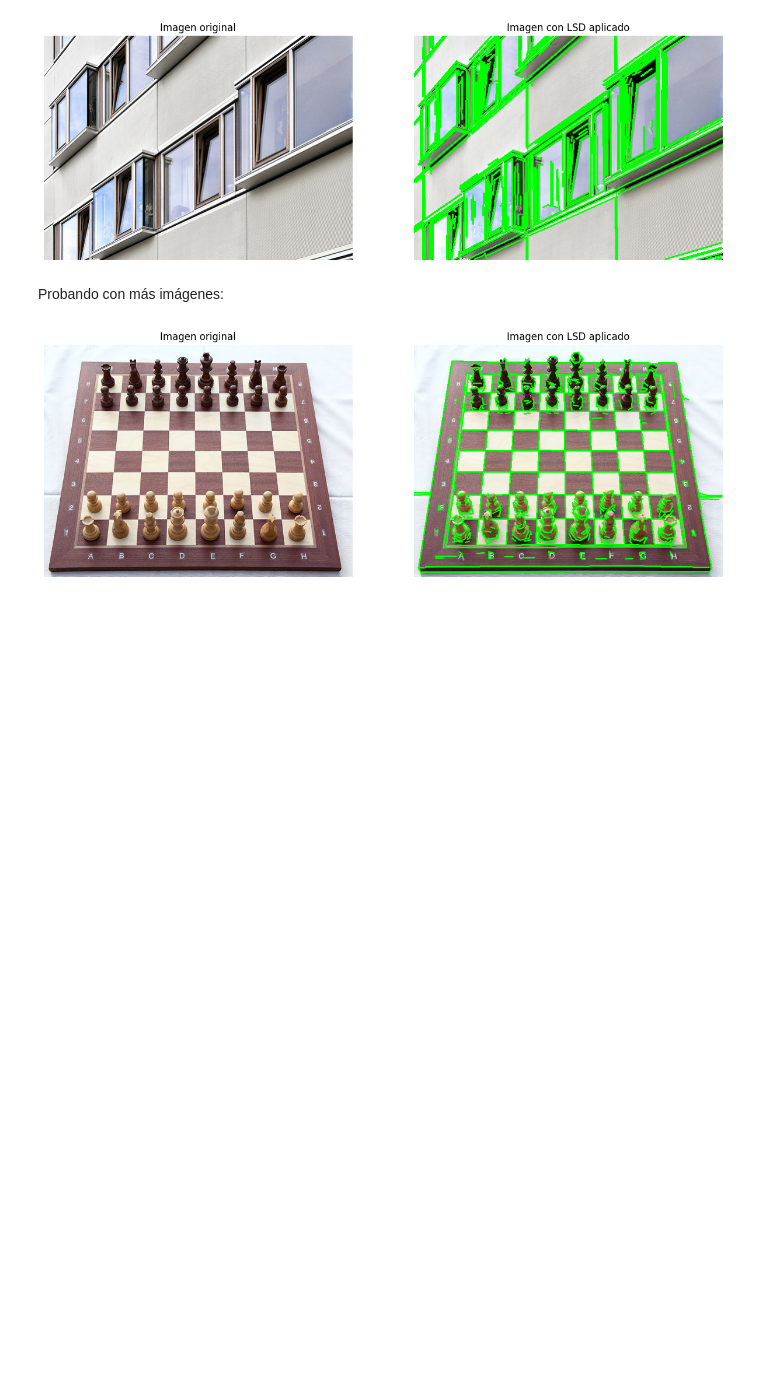
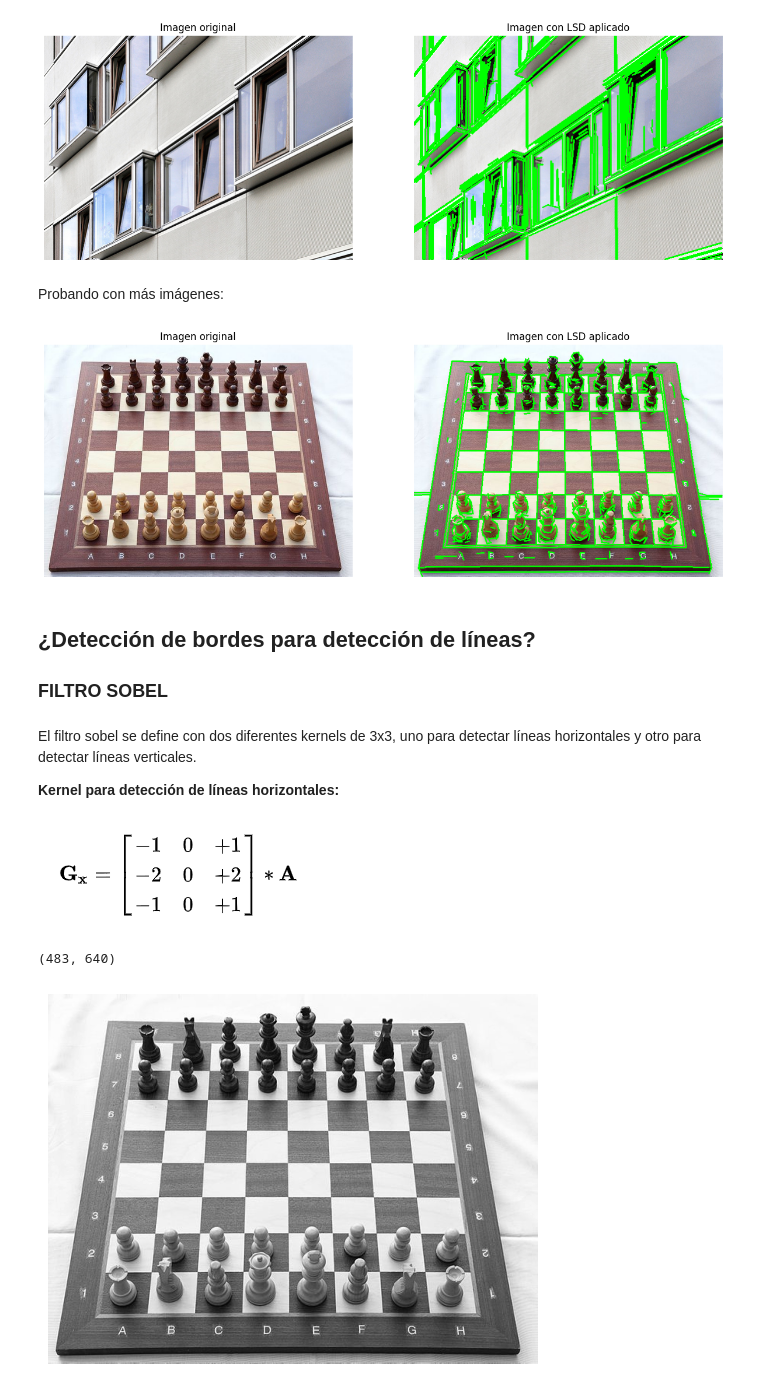
Before and after one commit to PedroAMtz/Verano_VisionComputacional, a Jupyter notebook: Clase_5_Deteccion_de_lineas/Deteccion_de_lineas.ipynb, the cells around one changed output. Cells and saved outputs as stored; diff of their text form; code cells hidden in the pictures; blank space fills up the shorter version.

Commit message:
LSD function specifications plus sobel filter excercise

```diff
--- a/Clase_5_Deteccion_de_lineas/Deteccion_de_lineas.ipynb
+++ b/Clase_5_Deteccion_de_lineas/Deteccion_de_lineas.ipynb
@@ -85,3 +104,26 @@ imagen_tablero = detectar_lineas("tablero.jpg")
 mostrar_imagenes(imagen_prueba_1, imagen_tablero)
 # %% [output]
 [figure]
+# %% [markdown]
+## ¿Detección de bordes para detección de líneas?
+### FILTRO SOBEL
+# %% [markdown]
+El filtro sobel se define con dos diferentes kernels de 3x3, uno para detectar líneas horizontales y otro para detectar líneas verticales.
+
+**Kernel para detección de líneas horizontales:**
+# %% [markdown]
+![image.png](attachment:image.png)
+# %%
+img = cv2.imread("tablero.jpg")
+# verificar que la imagen pase a escala de grises en caso de que sea RGB/BGR
+if img.shape[2] == 3:
+    img = cv2.cvtColor(img, cv2.COLOR_BGR2GRAY)
+
+img.shape
+# %% [output]
+(483, 640)
+# %%
+plt.imshow(img, cmap="gray")
+plt.axis("off");
+# %% [output]
+[figure, added]
```
Also changed, not shown: parts of 13 cells of this notebook.
